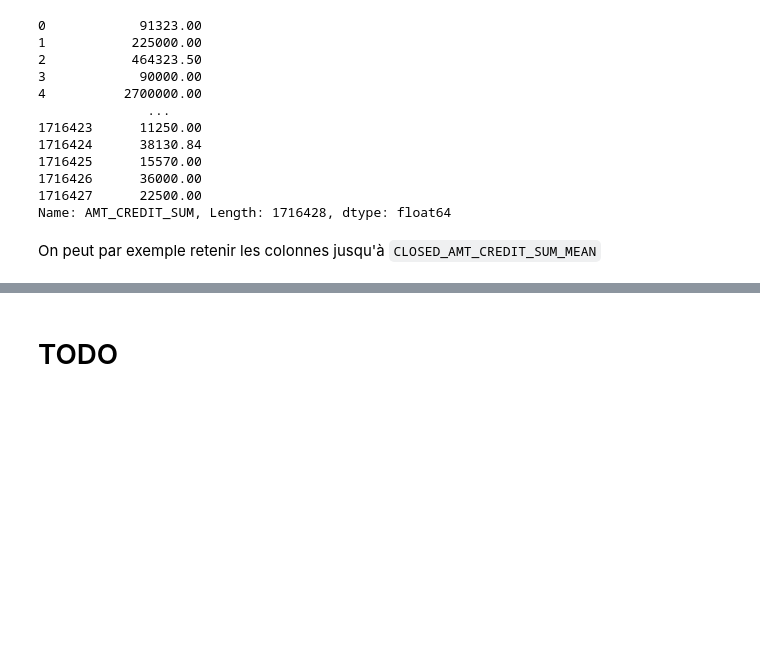
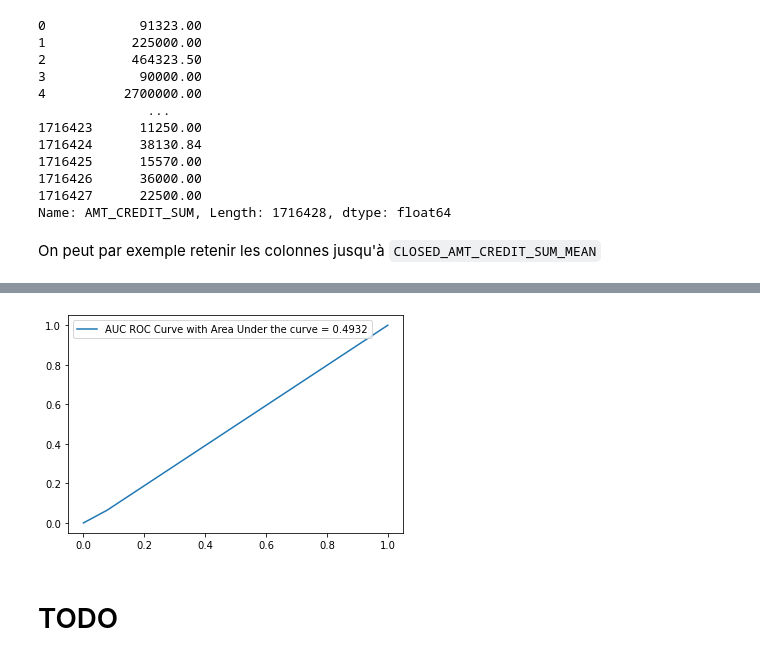
Before and after one commit to CyrilWW/OC-DS-Projet-7, a Jupyter notebook: model/Gaborit_Cyril_1_notebook_102022.ipynb, the cells around one changed output, grey strips where cells are left out. Saved outputs shown, nothing was run; the diff lists cells and outputs as text; code cells hidden in the pictures; blank space fills up the shorter version.

```diff
--- a/model/Gaborit_Cyril_1_notebook_102022.ipynb
+++ b/model/Gaborit_Cyril_1_notebook_102022.ipynb
@@ -1936,0 +1980,6 @@ df_doe
+# %%
+other_mdl = algos_results[0]['model'].best_estimator_ # Dummy
+# %%
+generate_auc_roc_curve(other_mdl, X_test_enc)
+# %% [output]
+[figure, added]
```
Also changed, not shown: parts of 104 cells of this notebook.
